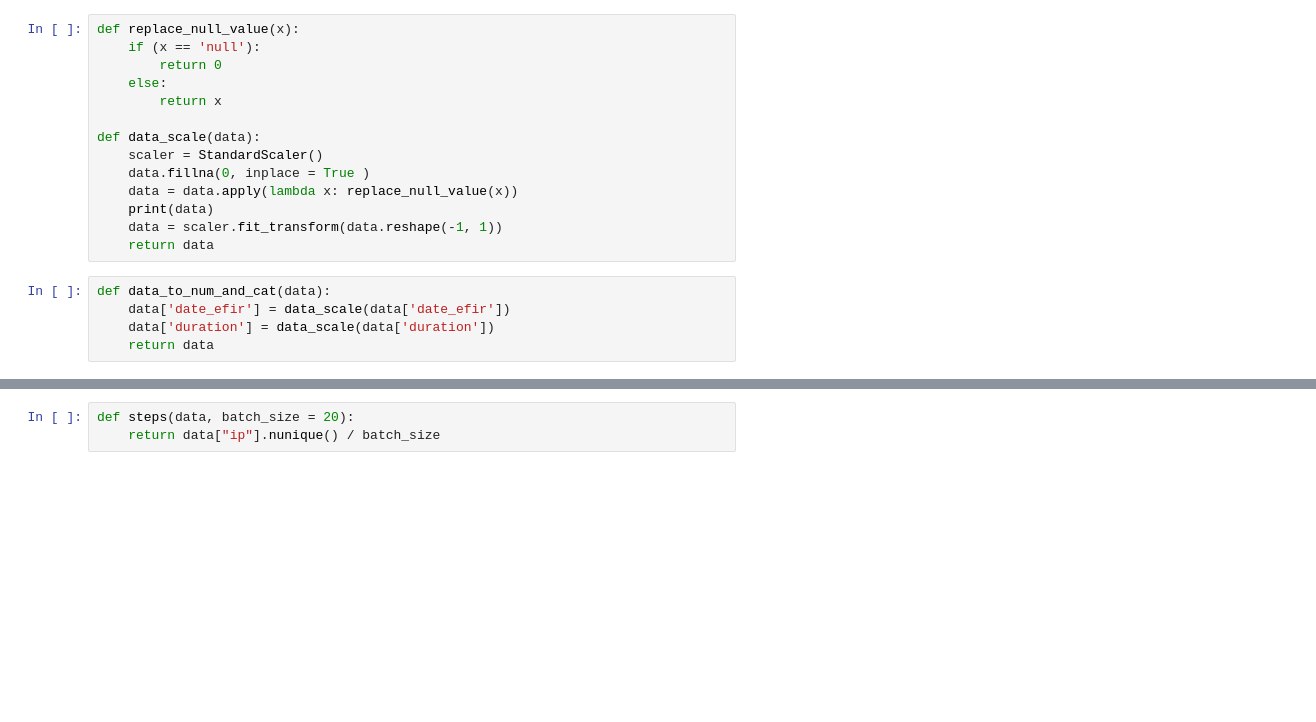
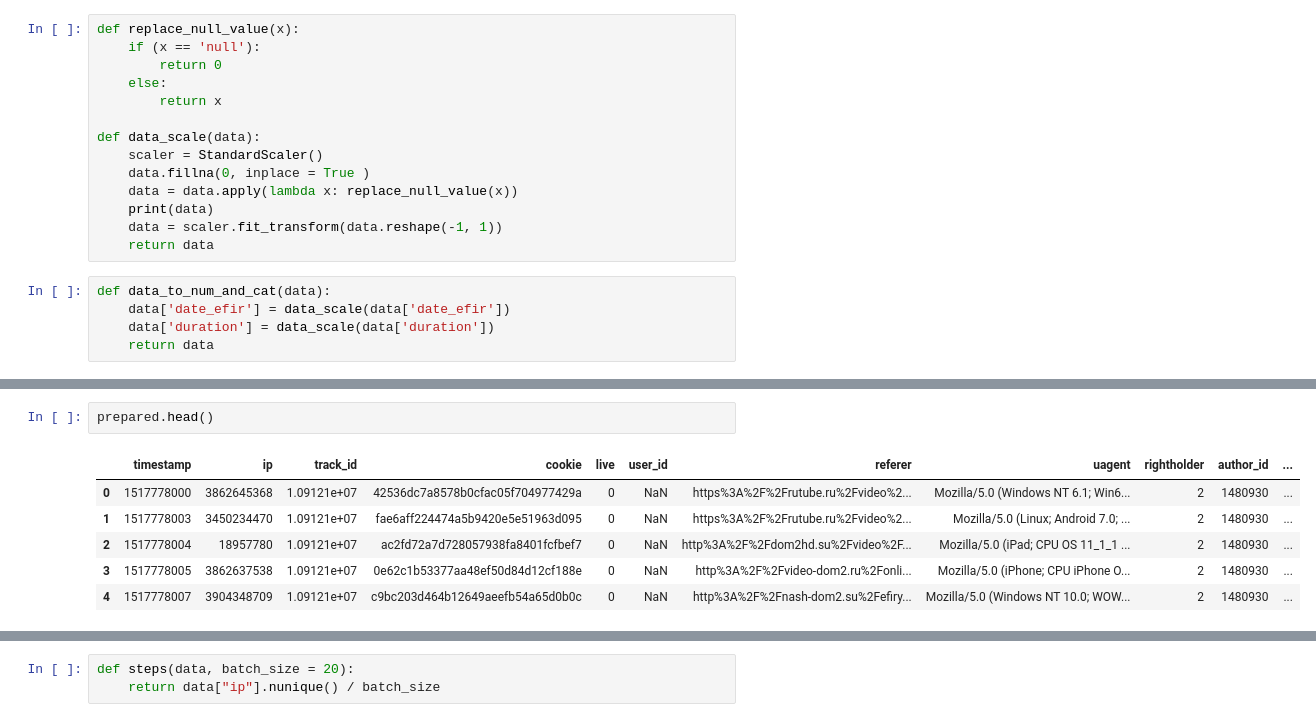
Before and after one commit to andrewmerc21/whale-recommendation-systems, a Jupyter notebook: train.ipynb, the cells around one changed output, grey strips where cells are left out. Saved outputs shown, nothing was run; the diff lists cells and outputs as text; blank space fills up the shorter version.

```diff
--- a/train.ipynb
+++ b/train.ipynb
@@ -165,2 +201,11 @@ prepared = prepare_data(data, catalog)
+# %%
+prepared.head()
+# %% [output]
+|  | timestamp | ip | track_id | cookie | live | user_id | referer | uagent | rightholder | author_id | ... |
+| 0 | 1517778000 | 3862645368 | 1.09121e+07 | 42536dc7a8578b0cfac05f704977429a | 0 | NaN | https%3A%2F%2Frutube.ru%2Fvideo%2... | Mozilla/5.0 (Windows NT 6.1; Win6... | 2 | 1480930 | ... |
+| 1 | 1517778003 | 3450234470 | 1.09121e+07 | fae6aff224474a5b9420e5e51963d095 | 0 | NaN | https%3A%2F%2Frutube.ru%2Fvideo%2... | Mozilla/5.0 (Linux; Android 7.0; ... | 2 | 1480930 | ... |
+| 2 | 1517778004 | 18957780 | 1.09121e+07 | ac2fd72a7d728057938fa8401fcfbef7 | 0 | NaN | http%3A%2F%2Fdom2hd.su%2Fvideo%2F... | Mozilla/5.0 (iPad; CPU OS 11_1_1 ... | 2 | 1480930 | ... |
+| 3 | 1517778005 | 3862637538 | 1.09121e+07 | 0e62c1b53377aa48ef50d84d12cf188e | 0 | NaN | http%3A%2F%2Fvideo-dom2.ru%2Fonli... | Mozilla/5.0 (iPhone; CPU iPhone O... | 2 | 1480930 | ... |
+| 4 | 1517778007 | 3904348709 | 1.09121e+07 | c9bc203d464b12649aeefb54a65d0b0c | 0 | NaN | http%3A%2F%2Fnash-dom2.su%2Fefiry... | Mozilla/5.0 (Windows NT 10.0; WOW... | 2 | 1480930 | ... |
 # %%
 cat_vectorizer = create_cat_vectorizer(prepared)
```
Also changed, not shown: parts of 11 cells of this notebook.
